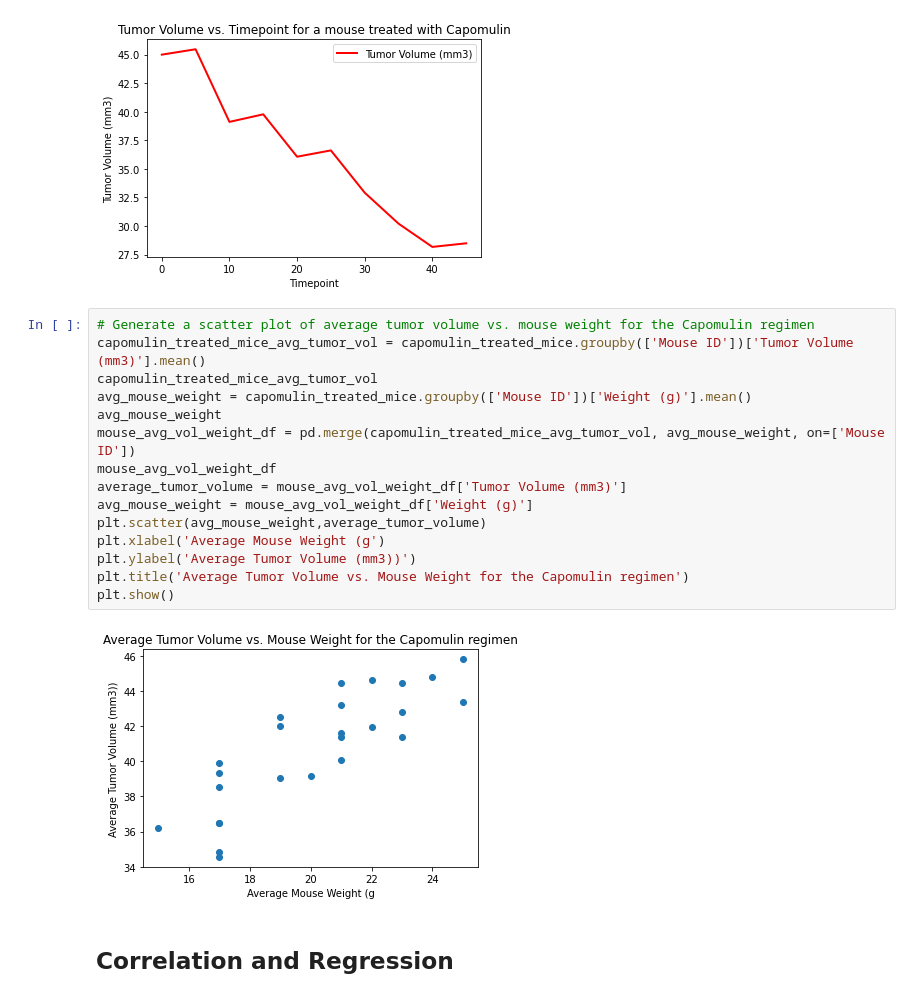
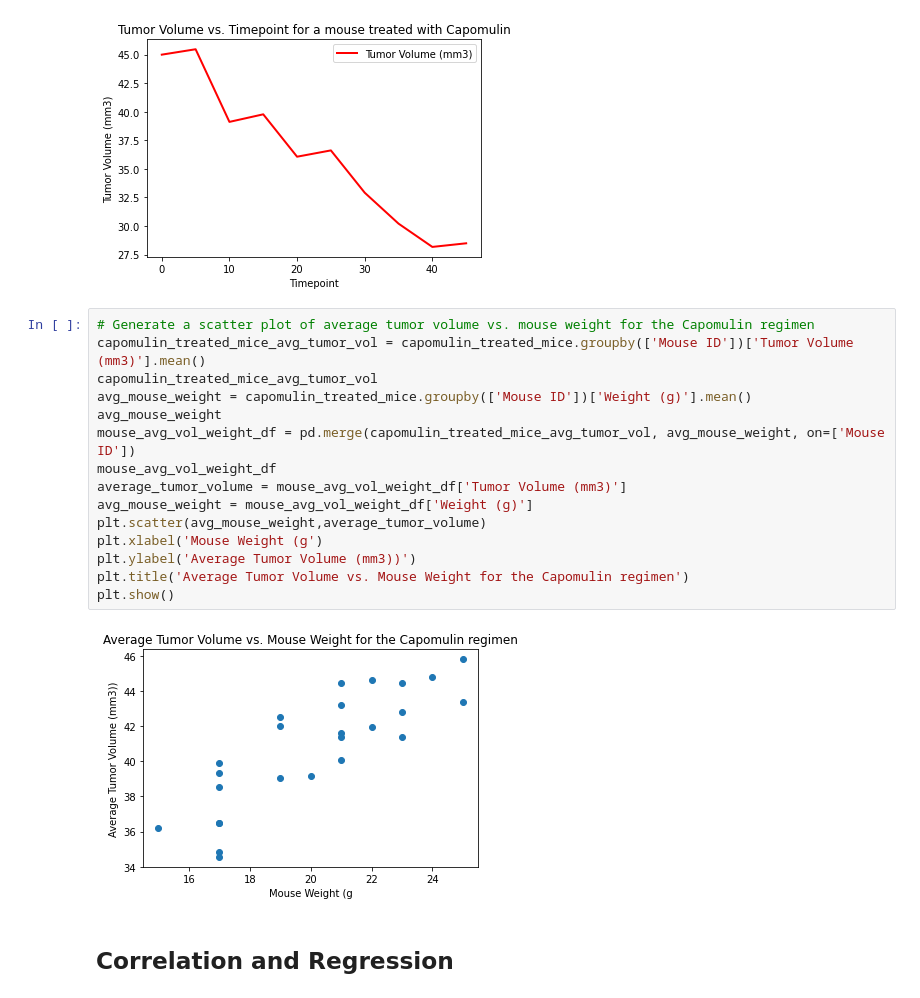
Before and after one commit to vasantap/The-Power-of-Plots, a Jupyter notebook: pymaceuticals_starter.ipynb, the cells around one changed output. Saved outputs shown, nothing was run; the diff lists cells and outputs as text.

```diff
--- a/pymaceuticals_starter.ipynb
+++ b/pymaceuticals_starter.ipynb
@@ -307,20 +307,20 @@ Text(0, 0.5, 'Tumor Volume (mm3)')
 # %%
 # Generate a scatter plot of average tumor volume vs. mouse weight for the Capomulin regimen
 capomulin_treated_mice_avg_tumor_vol = capomulin_treated_mice.groupby(['Mouse ID'])['Tumor Volume (mm3)'].mean()
 capomulin_treated_mice_avg_tumor_vol
 avg_mouse_weight = capomulin_treated_mice.groupby(['Mouse ID'])['Weight (g)'].mean()
 avg_mouse_weight
 mouse_avg_vol_weight_df = pd.merge(capomulin_treated_mice_avg_tumor_vol, avg_mouse_weight, on=['Mouse ID'])
 mouse_avg_vol_weight_df
 average_tumor_volume = mouse_avg_vol_weight_df['Tumor Volume (mm3)']
 avg_mouse_weight = mouse_avg_vol_weight_df['Weight (g)']
 plt.scatter(avg_mouse_weight,average_tumor_volume)
-plt.xlabel('Average Mouse Weight (g')
+plt.xlabel('Mouse Weight (g')
 plt.ylabel('Average Tumor Volume (mm3))')
 plt.title('Average Tumor Volume vs. Mouse Weight for the Capomulin regimen')
 plt.show()
 # %% [output]
-[figure, old version]
+[figure, new version]
 # %% [markdown]
 ## Correlation and Regression
 # %%
```
Also changed, not shown: parts of 1 cell of this notebook, 1 other file.
